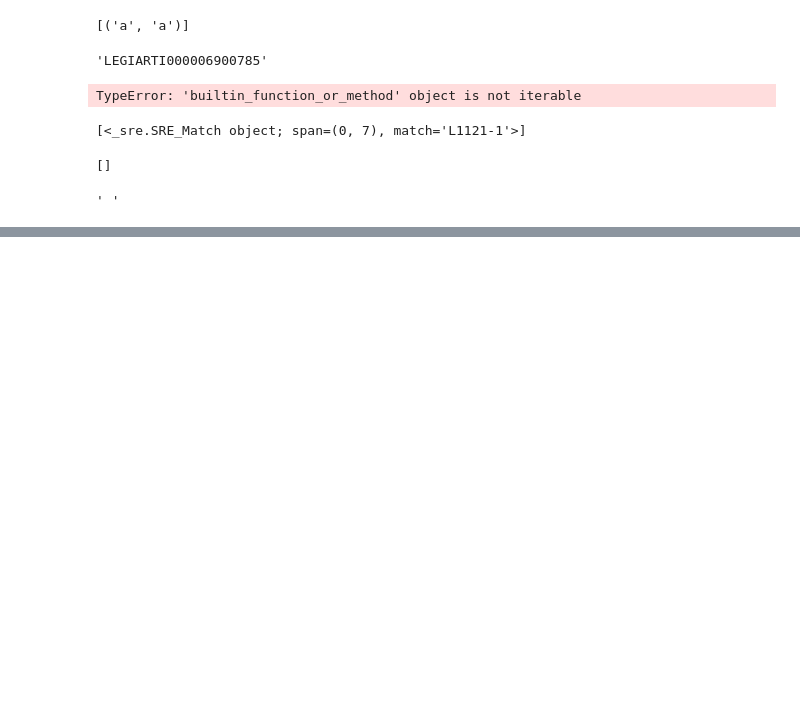
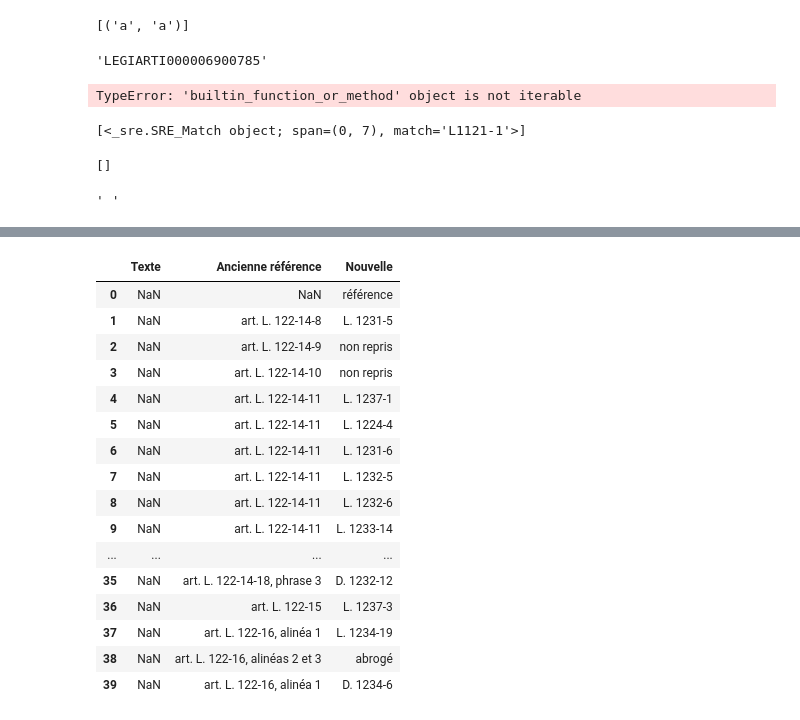
Before and after one commit to ArmandGiraud/sequellecode, a Jupyter notebook: notebooks/test regex.ipynb, the cells around one changed output, grey strips where cells are left out. Cells and saved outputs as stored; diff of their text form; code cells hidden in the pictures; blank space fills up the shorter version.

```diff
--- a/notebooks/test regex.ipynb
+++ b/notebooks/test regex.ipynb
@@ -198,0 +257,22 @@ find_context("L1121-1", "L1121-1")
+# %%
+a = pd.read_excel("/Users/armand/Downloads/partie_L_ancien_nouveau (1).xlsx", sheetname="Sheet12")
+# %%
+a
+# %% [output]
+|  | Texte | Ancienne référence | Nouvelle |
+| 0 | NaN | NaN | référence |
+| 1 | NaN | art. L. 122-14-8 | L. 1231-5 |
+| 2 | NaN | art. L. 122-14-9 | non repris |
+| 3 | NaN | art. L. 122-14-10 | non repris |
+| 4 | NaN | art. L. 122-14-11 | L. 1237-1 |
+| 5 | NaN | art. L. 122-14-11 | L. 1224-4 |
+| 6 | NaN | art. L. 122-14-11 | L. 1231-6 |
+| 7 | NaN | art. L. 122-14-11 | L. 1232-5 |
+| 8 | NaN | art. L. 122-14-11 | L. 1232-6 |
+| 9 | NaN | art. L. 122-14-11 | L. 1233-14 |
+| ... | ... | ... | ... |
+| 35 | NaN | art. L. 122-14-18, phrase 3 | D. 1232-12 |
+| 36 | NaN | art. L. 122-15 | L. 1237-3 |
+| 37 | NaN | art. L. 122-16, alinéa 1 | L. 1234-19 |
+| 38 | NaN | art. L. 122-16, alinéas 2 et 3 | abrogé |
+| 39 | NaN | art. L. 122-16, alinéa 1 | D. 1234-6 |
```
Also changed, not shown: parts of 9 cells of this notebook, 2 other files.
